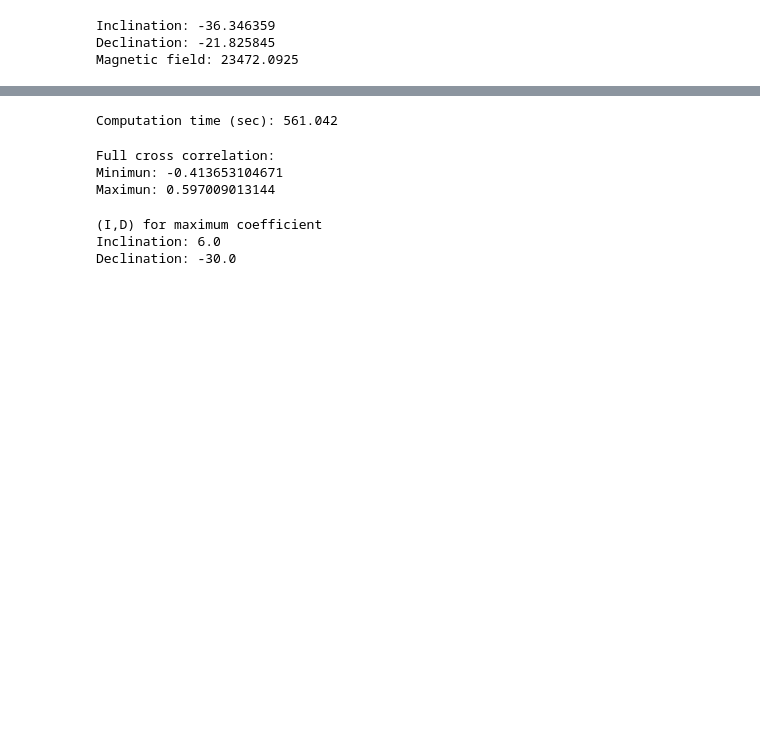
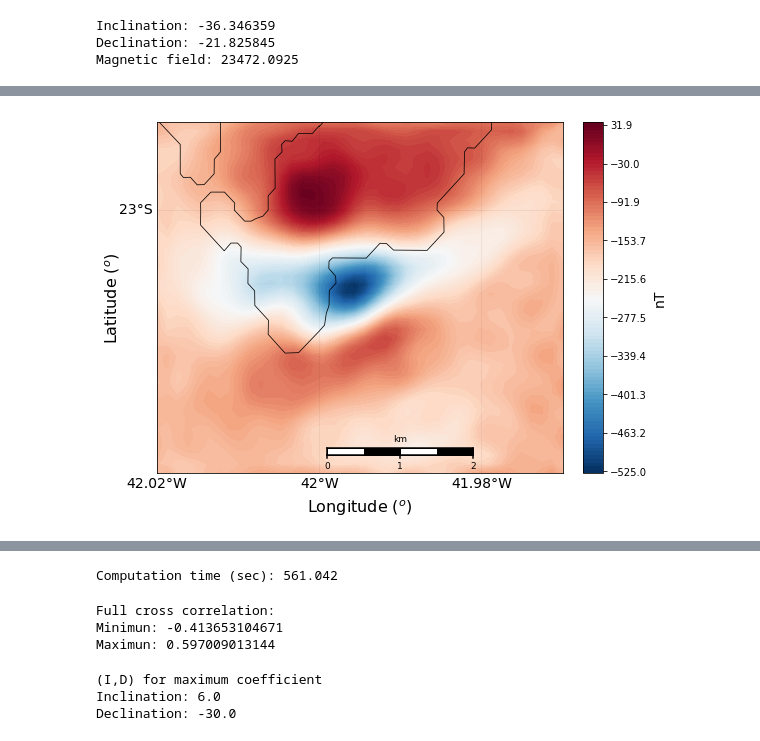
Before and after one commit to nelsondelimar/master, a Jupyter notebook: dissertation/real_pontal-atalaia.ipynb, the cells around one changed output, grey strips where cells are left out. Saved outputs shown, nothing was run; the diff lists cells and outputs as text; code cells hidden in the pictures; blank space fills up the shorter version.

```diff
--- a/dissertation/real_pontal-atalaia.ipynb
+++ b/dissertation/real_pontal-atalaia.ipynb
@@ -266,0 +271,24 @@ pyplot.show()
+# %%
+# Plotting the location map
+pyplot.close('all')
+pyplot.figure(figsize=(8, 8))
+
+map4.drawmeridians(meridians2, labels=[1, 0, 0, 1], fontsize = 14, linewidth=0.1)
+map4.drawparallels(parallels2, labels=[1, 0, 0, 1], fontsize = 14, linewidth=0.1)
+map4.drawcoastlines(linewidth = 0.75, color = 'k', linestyle = 'solid')
+map4.drawmapscale(-41.99, -23.0275, long0.max(), lati0.max(), 2, barstyle = 'fancy')
+cs2 = map4.contourf(long0.reshape(shape), lati0.reshape(shape), pred.reshape(shape), 100,
+                    cmap = pyplot.cm.RdBu_r, latlon = True, alpha = 1.)
+cbar = map4.colorbar(cs2, location = 'right', size = '5%', pad = '5%')
+cbar.set_label('nT', fontsize = 14, rotation = 90, labelpad = 5)
+cbar.set_ticks(numpy.linspace(pred.min(), pred.max(), 10))
+cbar.set_clim(pred.min(), pred.max())
+
+#pyplot.suptitle('Observed magnetic total field anomaly (nT)', fontsize = 18, y = 0.82)
+pyplot.xlabel('Longitude $(^o)$', fontsize = 16, labelpad = 25)
+pyplot.ylabel('Latitude $(^o)$', fontsize = 16, labelpad = 35)
+pyplot.savefig('atalaia-predito.pdf', dpi = 600, bbox_inches = 'tight', transparent = True)
+
+pyplot.show()
+# %% [output]
+[figure, added]
```
Also changed, not shown: parts of 9 cells of this notebook.
